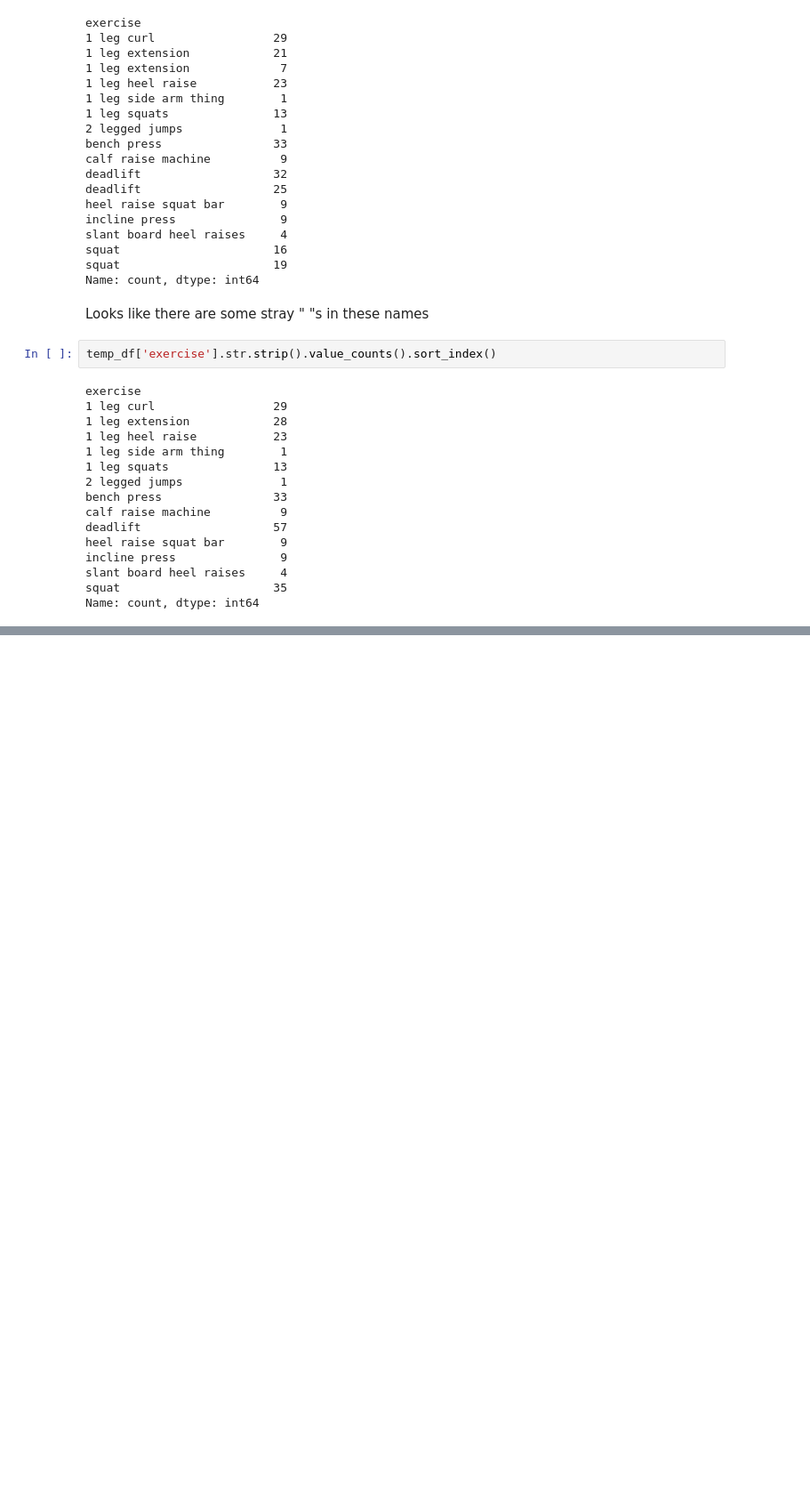
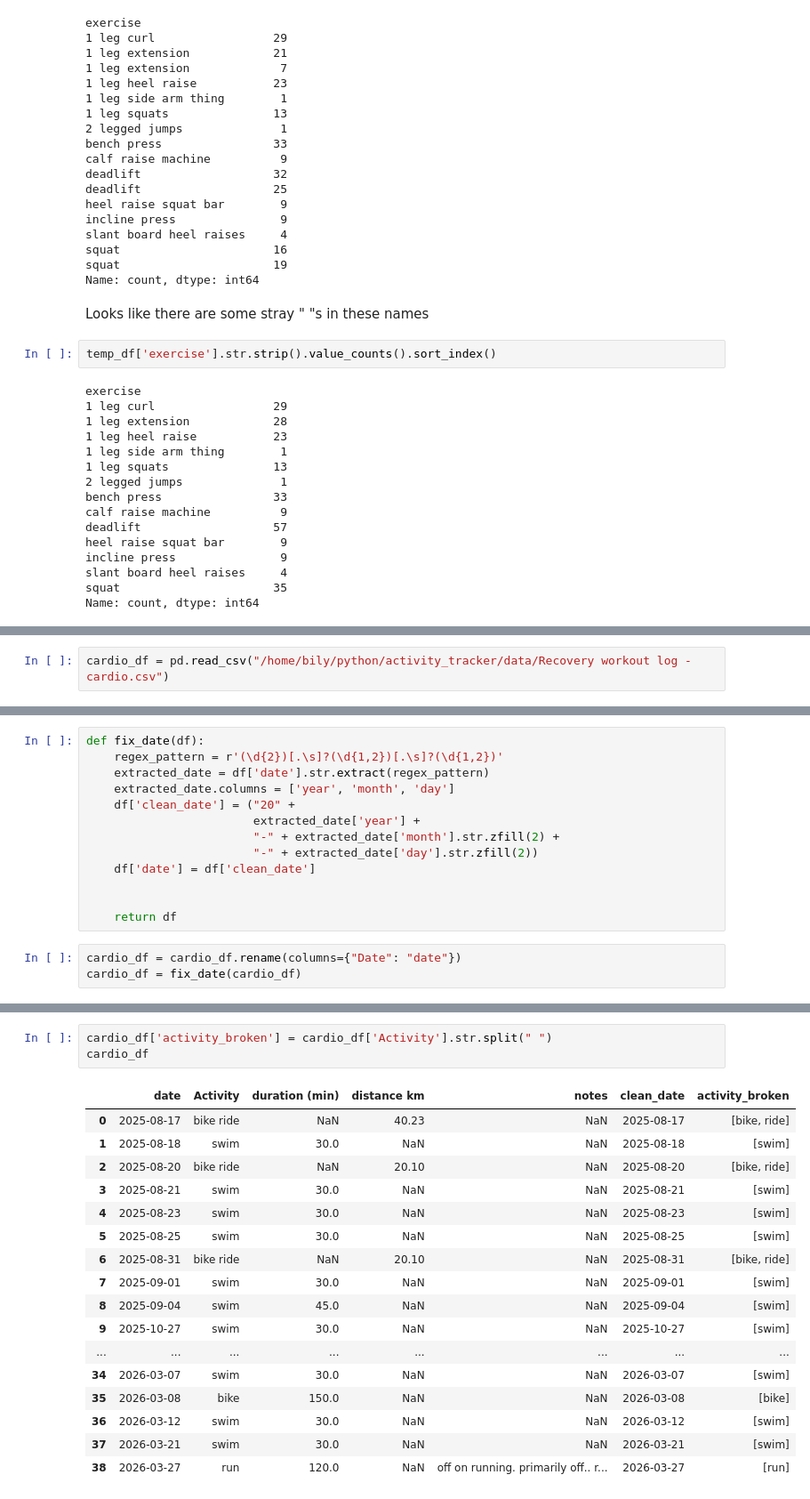
Before and after one commit to BilyBrown/activity_tracking, a Jupyter notebook: notebooks/data_clean_trial.ipynb, the cells around one changed output, grey strips where cells are left out. Shown at 89% size. Saved outputs shown, nothing was run; the diff lists cells and outputs as text; blank space fills up the shorter version.

Commit message:
working on cardio exercises

```diff
--- a/notebooks/data_clean_trial.ipynb
+++ b/notebooks/data_clean_trial.ipynb
@@ -184,0 +207,2 @@ Name: count, dtype: int64
+# %%
+cardio_df = pd.read_csv("/home/bily/python/activity_tracker/data/Recovery workout log - cardio.csv")
@@ -184,0 +229,16 @@ Name: count, dtype: int64
+# %%
+def fix_date(df):
+    regex_pattern = r'(\d{2})[.\s]?(\d{1,2})[.\s]?(\d{1,2})'
+    extracted_date = df['date'].str.extract(regex_pattern)
+    extracted_date.columns = ['year', 'month', 'day']
+    df['clean_date'] = ("20" +
+                        extracted_date['year'] +
+                        "-" + extracted_date['month'].str.zfill(2) +
+                        "-" + extracted_date['day'].str.zfill(2))
+    df['date'] = df['clean_date']
+
+
+    return df
+# %%
+cardio_df = cardio_df.rename(columns={"Date": "date"})
+cardio_df = fix_date(cardio_df)
@@ -184,0 +274,21 @@ Name: count, dtype: int64
+# %%
+cardio_df['activity_broken'] = cardio_df['Activity'].str.split(" ")
+cardio_df
+# %% [output]
+|  | date | Activity | duration (min) | distance km | notes | clean_date | activity_broken |
+| 0 | 2025-08-17 | bike ride | NaN | 40.23 | NaN | 2025-08-17 | [bike, ride] |
+| 1 | 2025-08-18 | swim | 30.0 | NaN | NaN | 2025-08-18 | [swim] |
+| 2 | 2025-08-20 | bike ride | NaN | 20.10 | NaN | 2025-08-20 | [bike, ride] |
+| 3 | 2025-08-21 | swim | 30.0 | NaN | NaN | 2025-08-21 | [swim] |
+| 4 | 2025-08-23 | swim | 30.0 | NaN | NaN | 2025-08-23 | [swim] |
+| 5 | 2025-08-25 | swim | 30.0 | NaN | NaN | 2025-08-25 | [swim] |
+| 6 | 2025-08-31 | bike ride | NaN | 20.10 | NaN | 2025-08-31 | [bike, ride] |
+| 7 | 2025-09-01 | swim | 30.0 | NaN | NaN | 2025-09-01 | [swim] |
+| 8 | 2025-09-04 | swim | 45.0 | NaN | NaN | 2025-09-04 | [swim] |
+| 9 | 2025-10-27 | swim | 30.0 | NaN | NaN | 2025-10-27 | [swim] |
+| ... | ... | ... | ... | ... | ... | ... | ... |
+| 34 | 2026-03-07 | swim | 30.0 | NaN | NaN | 2026-03-07 | [swim] |
+| 35 | 2026-03-08 | bike | 150.0 | NaN | NaN | 2026-03-08 | [bike] |
+| 36 | 2026-03-12 | swim | 30.0 | NaN | NaN | 2026-03-12 | [swim] |
+| 37 | 2026-03-21 | swim | 30.0 | NaN | NaN | 2026-03-21 | [swim] |
+| 38 | 2026-03-27 | run | 120.0 | NaN | off on running. primarily off.. r... | 2026-03-27 | [run] |
```
Also changed, not shown: parts of 8 cells of this notebook.
